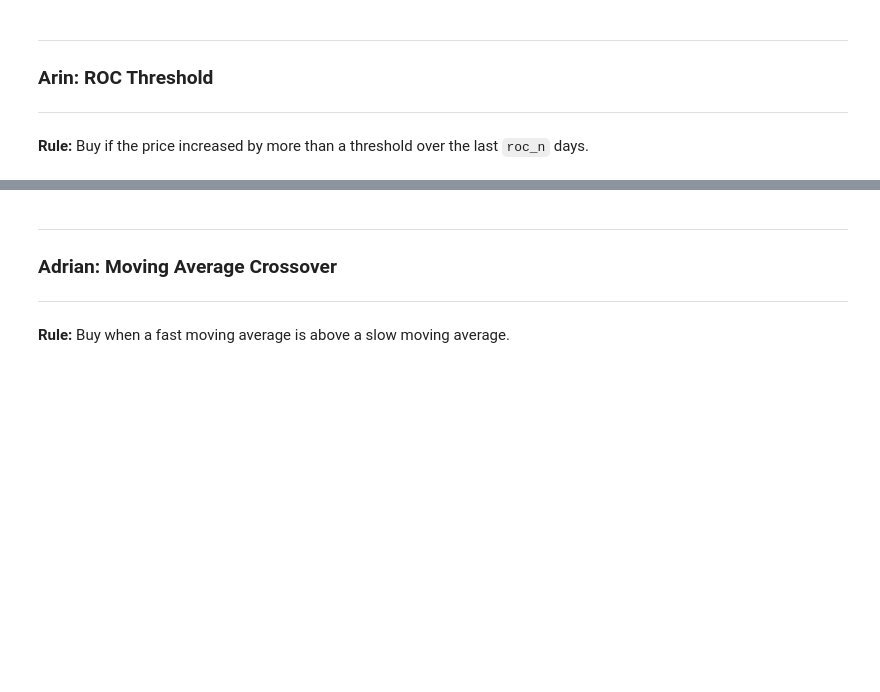
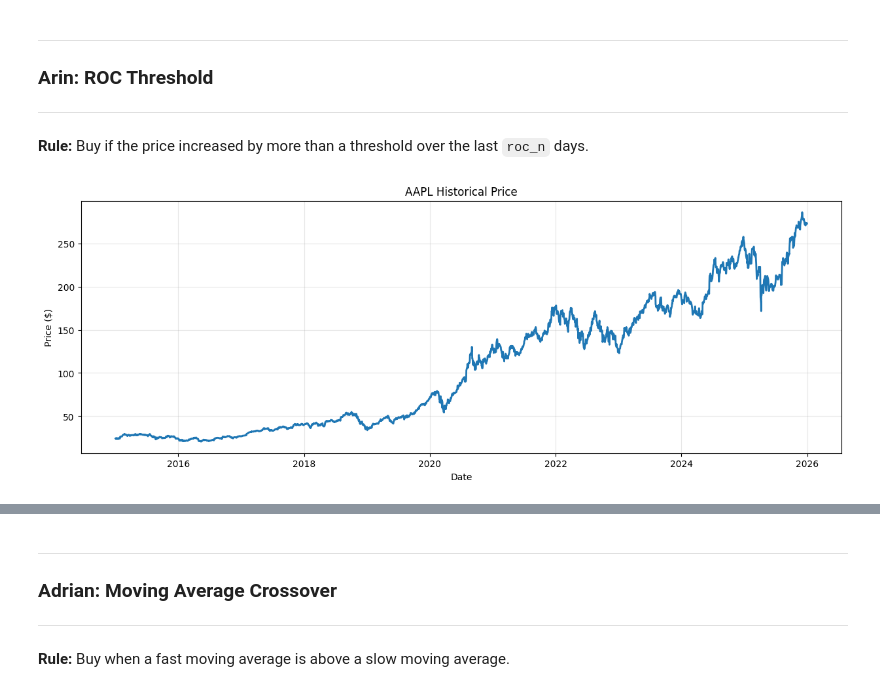
Before and after one commit to sivapira/Momentum_Trading_Project_FM, a Jupyter notebook: Final_FMA_File.ipynb, the cells around one changed output, grey strips where cells are left out. Saved outputs shown, nothing was run; the diff lists cells and outputs as text; code cells hidden in the pictures; blank space fills up the shorter version.

```diff
--- a/Final_FMA_File.ipynb
+++ b/Final_FMA_File.ipynb
@@ -187,4 +189,85 @@ def run_backtest( #backtesting simulation
 
 **Rule:** Buy if the price increased by more than a threshold over the last `roc_n` days.
 # %%
-# Develop the ROC indicator
+
+import yfinance as yf
+import pandas as pd
+import matplotlib.pyplot as plt
+from backtest_function import run_backtest
+# print quick price chart for appl
+initial_data = yf.download('AAPL', start='2015-01-01', end='2025-12-31', progress=False)
+plt.figure(figsize=(15, 5))
+plt.plot(initial_data.index, initial_data['Close'], linewidth=2)
+plt.title('AAPL Historical Price')
+plt.xlabel('Date')
+plt.ylabel('Price ($)')
+plt.grid(alpha=0.3)
+plt.show()
+#create roc strategy function
+def roc_strategy(prices: pd.Series, data: pd.DataFrame, params: dict) -> pd.Series:
+    "Generate ROC signals: 1 = long, 0 = cash"
+    roc_n = params.get('roc_n', 10) #10 day period - play around with this to see how it affects performance
+    roc_threshold = params.get('roc_threshold', 3.0) #3% threshold, play around
+
+    roc = ((prices - prices.shift(roc_n)) / prices.shift(roc_n)) * 100
+    signal = (roc > roc_threshold).astype(int) # create series of true/false based on ROC to threshold, true =1,false = 0
+    return signal
+
+# run backtest
+params = {'roc_n': 10, 'roc_threshold': 3.0} # dictionary of parameters to pass to strategy
+
+trade_result = run_backtest(
+    ticker='AAPL',
+    start='2018-01-01', # can change these as well
+    end='2025-12-31',
+    strategy_fn=roc_strategy, #use strat function just created to decide when to be long or in cash
+    strategy_params=params
+)
+
+# deliverables
+total_return = (trade_result.results['ending_value_strategy'] / trade_result.results['initial_capital'] - 1) * 100
+buyhold_return = (trade_result.results['ending_value_buyhold'] / trade_result.results['initial_capital'] - 1) * 100
+num_trades = int(trade_result.results['trades'])
+#just fetching the relevant metrics from the backtest results to print out in a nice format
+
+print("\n" + "-"*50)
+print("BACKTEST RESULTS")
+print("-"*50)
+print(f"Strategy Return: {total_return:.2f}%")
+print(f"Buy & Hold Return: {buyhold_return:.2f}%")
+print(f"Number of Trades: {num_trades}")
+print(f"Max Drawdown: {trade_result.results['max_drawdown_strategy']*100:.2f}%")
+print("-"*50)
+
+# Price Signals Plot
+buy = trade_result.position.diff() == 1
+sell = trade_result.position.diff() == -1
+
+plt.figure(figsize=(15, 6))
+plt.plot(trade_result.prices.index, trade_result.prices, label='Price', linewidth=2)
+plt.scatter(trade_result.prices[buy].index, trade_result.prices[buy],
+           marker='^', color='green', s=150, label='Buy', zorder=5)
+plt.scatter(trade_result.prices[sell].index, trade_result.prices[sell],
+           marker='v', color='red', s=150, label='Sell', zorder=5)
+#formatted more
+plt.title('AAPL Price with Trading Signals')
+plt.xlabel('Date')
+plt.ylabel('Price ($)')
+plt.legend()
+plt.grid(alpha=0.3)
+plt.show()
+
+# equity chart
+plt.figure(figsize=(15, 6))
+plt.plot(trade_result.equity_strategy.index, trade_result.equity_strategy,
+         label='ROC Strategy', linewidth=2.5)
+plt.plot(trade_result.equity_buyhold.index, trade_result.equity_buyhold,
+         label='Buy & Hold', linewidth=2.5, alpha=0.7)
+plt.title('Equity Curves')
+plt.xlabel('Date')
+plt.ylabel('Portfolio Value ($)')
+plt.legend()
+plt.grid(alpha=0.3)
+plt.show()
+# %% [output]
+[figure, added]
```
Also changed, not shown: parts of 3 cells of this notebook.
